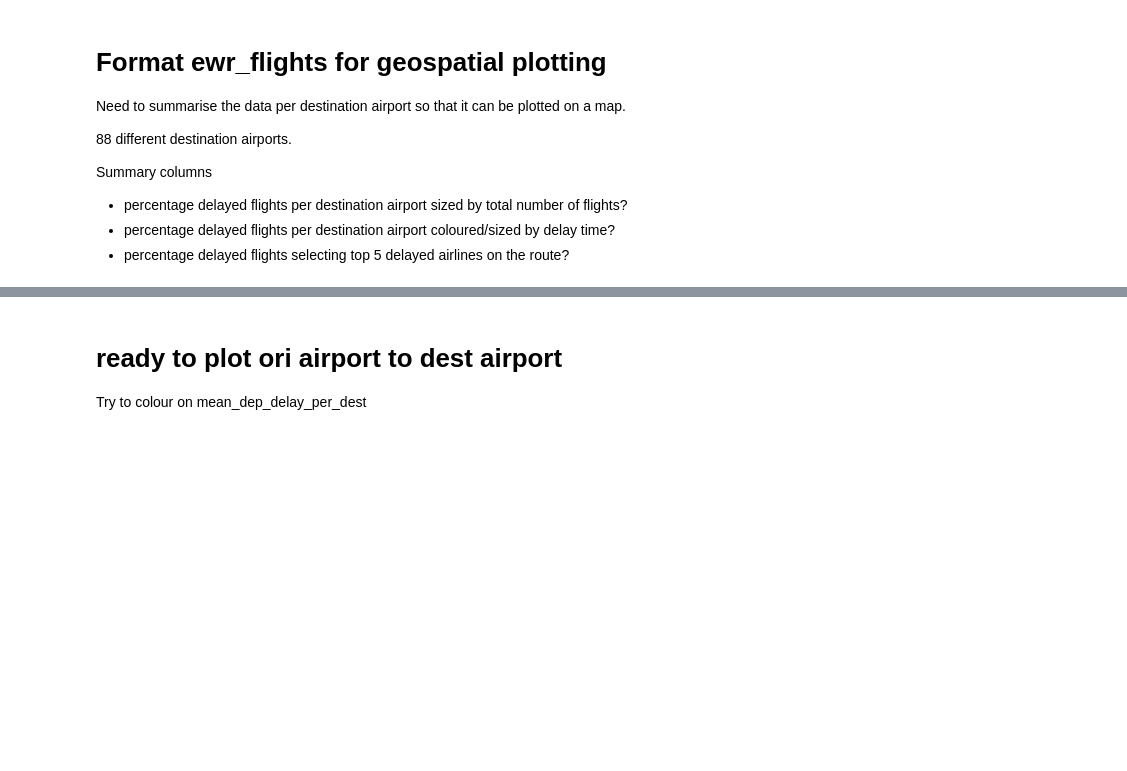
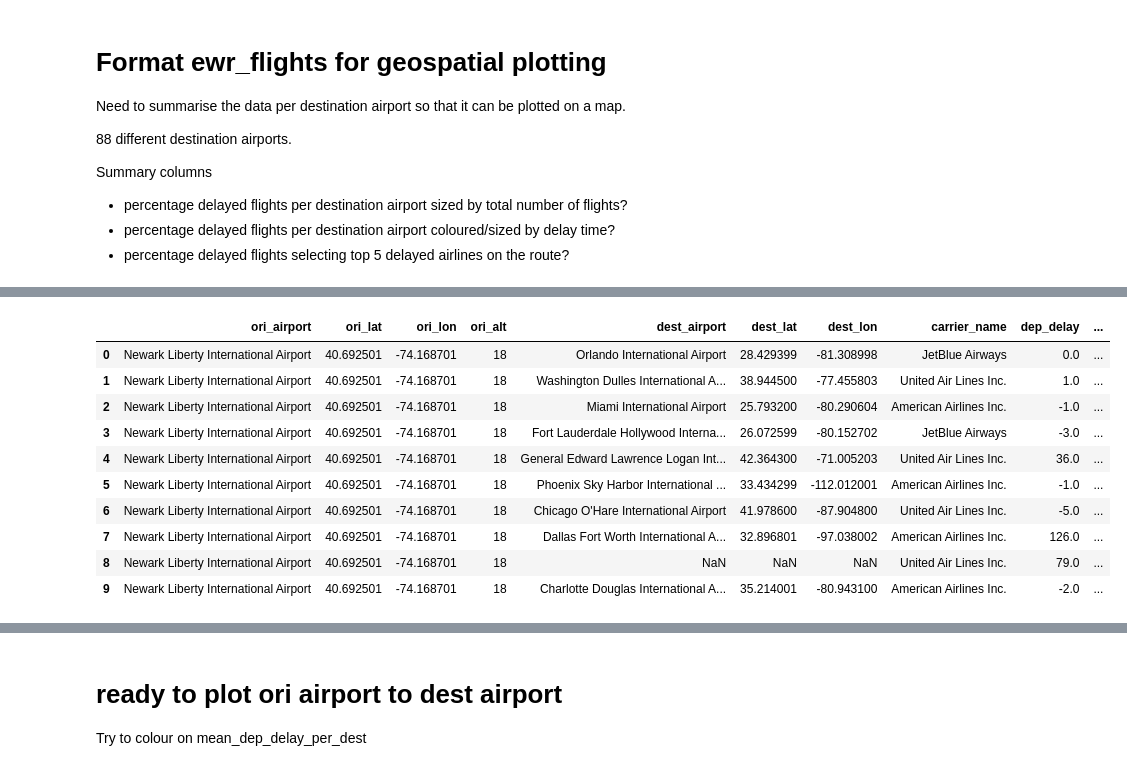
Before and after one commit to axbraae/final_project, a Jupyter notebook: analysis/Geospatial_analysis.ipynb, the cells around one changed output, grey strips where cells are left out. Drawn from its saved outputs; the diff is of its cells as text; code cells hidden in the pictures; blank space fills up the shorter version.

```diff
--- a/analysis/Geospatial_analysis.ipynb
+++ b/analysis/Geospatial_analysis.ipynb
@@ -57,4 +170,20 @@ percent_delay(ewr_geo)
 # %%
-ewr_unique_dest = ewr_geo.drop_duplicates(['dest_airport', 'mean_dep_delay_per_dest'])
+ewr_unique_dest = ewr_geo.drop_duplicates(['dest_airport', 'mean_dep_delay_per_dest']).reset_index(drop = True)
+# %%
+ewr_unique_dest['percent_delay_per_dest_airport'] = ewr_unique_dest['percent_delay_per_dest_airport'].round()
+# %%
+ewr_unique_dest.head(10)
+# %% [output]
+|  | ori_airport | ori_lat | ori_lon | ori_alt | dest_airport | dest_lat | dest_lon | carrier_name | dep_delay | ... |
+| 0 | Newark Liberty International Airport | 40.692501 | -74.168701 | 18 | Orlando International Airport | 28.429399 | -81.308998 | JetBlue Airways | 0.0 | ... |
+| 1 | Newark Liberty International Airport | 40.692501 | -74.168701 | 18 | Washington Dulles International A... | 38.944500 | -77.455803 | United Air Lines Inc. | 1.0 | ... |
+| 2 | Newark Liberty International Airport | 40.692501 | -74.168701 | 18 | Miami International Airport | 25.793200 | -80.290604 | American Airlines Inc. | -1.0 | ... |
+| 3 | Newark Liberty International Airport | 40.692501 | -74.168701 | 18 | Fort Lauderdale Hollywood Interna... | 26.072599 | -80.152702 | JetBlue Airways | -3.0 | ... |
+| 4 | Newark Liberty International Airport | 40.692501 | -74.168701 | 18 | General Edward Lawrence Logan Int... | 42.364300 | -71.005203 | United Air Lines Inc. | 36.0 | ... |
+| 5 | Newark Liberty International Airport | 40.692501 | -74.168701 | 18 | Phoenix Sky Harbor International ... | 33.434299 | -112.012001 | American Airlines Inc. | -1.0 | ... |
+| 6 | Newark Liberty International Airport | 40.692501 | -74.168701 | 18 | Chicago O'Hare International Airport | 41.978600 | -87.904800 | United Air Lines Inc. | -5.0 | ... |
+| 7 | Newark Liberty International Airport | 40.692501 | -74.168701 | 18 | Dallas Fort Worth International A... | 32.896801 | -97.038002 | American Airlines Inc. | 126.0 | ... |
+| 8 | Newark Liberty International Airport | 40.692501 | -74.168701 | 18 | NaN | NaN | NaN | United Air Lines Inc. | 79.0 | ... |
+| 9 | Newark Liberty International Airport | 40.692501 | -74.168701 | 18 | Charlotte Douglas International A... | 35.214001 | -80.943100 | American Airlines Inc. | -2.0 | ... |
 # %%
 ewr_unique_dest = ewr_unique_dest.loc[:, ['ori_airport', 'ori_lat', 'ori_lon',
```
Also changed, not shown: parts of 32 cells of this notebook.
